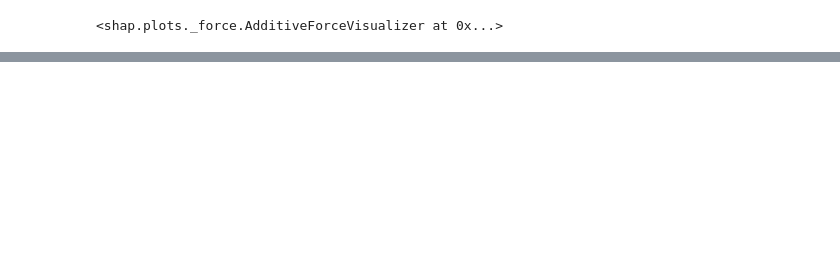
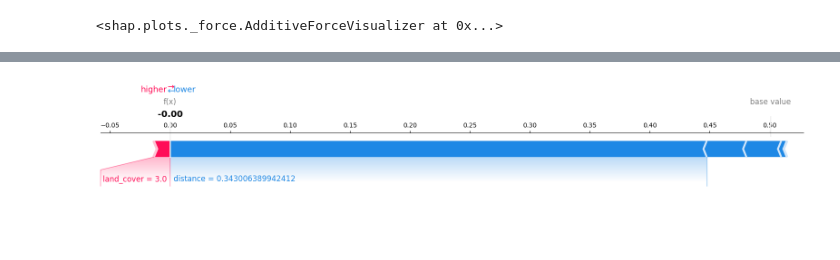
Before and after one commit to keanteng/flood_risk_model_2, a Jupyter notebook: 16regression.ipynb, the cells around one changed output, grey strips where cells are left out. Drawn from its saved outputs; the diff is of its cells as text; code cells hidden in the pictures; blank space fills up the shorter version.

```diff
--- a/16regression.ipynb
+++ b/16regression.ipynb
@@ -310,0 +319,4 @@ shap.plots.force(explainer.expected_value[1], shap_values[1][6, :], X_test.iloc[
+# %%
+shap.plots.force(explainer.expected_value[1], shap_values[1][6, :], X_test.iloc[6, :], matplotlib=True)
+# %% [output]
+[figure, added]
```
Also changed, not shown: parts of 12 cells of this notebook.
